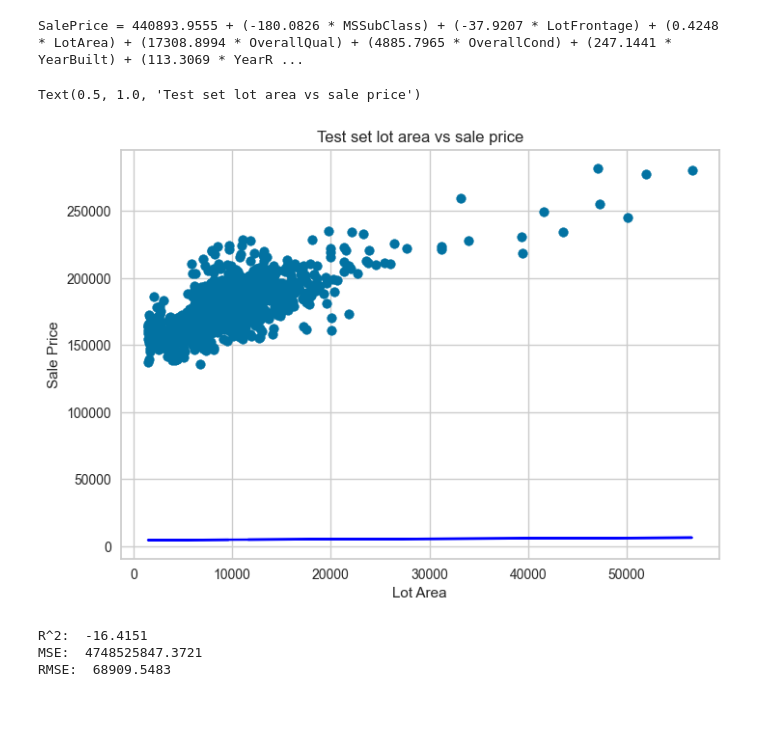
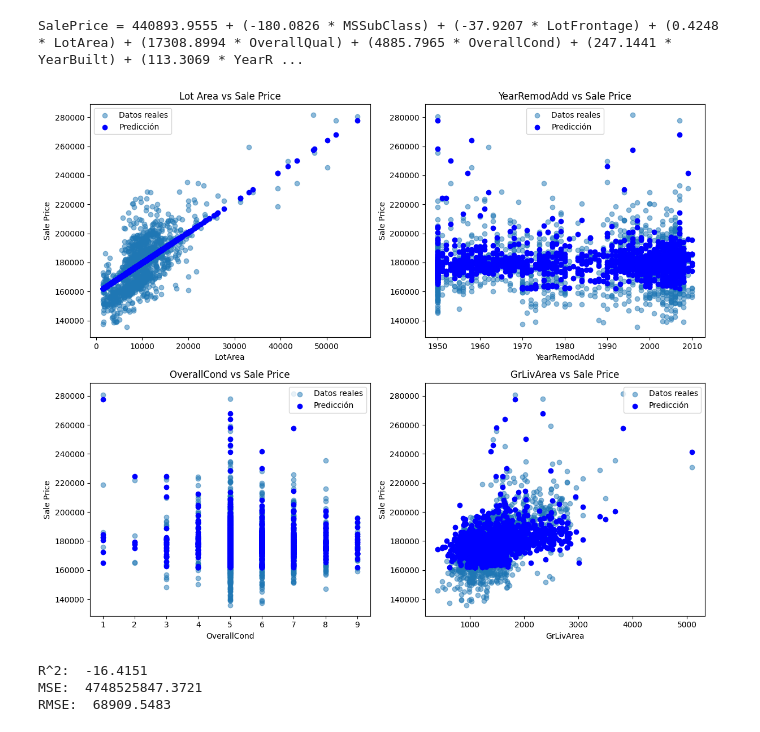
Before and after one commit to Fabiola-cc/InmoValor_SA, a Jupyter notebook: Regresion_lineal.ipynb, the cells around one changed output. Cells and saved outputs as stored; diff of their text form; code cells hidden in the pictures.

```diff
--- a/Regresion_lineal.ipynb
+++ b/Regresion_lineal.ipynb
@@ -207,15 +183,26 @@ for var, coef in zip(variables, coefs):
 print(equation)
 # %% [output]
 SalePrice = 440893.9555 + (-180.0826 * MSSubClass) + (-37.9207 * LotFrontage) + (0.4248 * LotArea) + (17308.8994 * OverallQual) + (4885.7965 * OverallCond) + (247.1441 * YearBuilt) + (113.3069 * YearR ...
-# %%
-fig = plt.figure()
-plt.scatter(area_t, price_t) # Valor teórico (test)
-plt.plot(area_t, price_pred, color="blue") # valor predicho
-plt.xlabel("Lot Area")
-plt.ylabel("Sale Price")
-plt.title("Test set lot area vs sale price")
-# %% [output]
-Text(0.5, 1.0, 'Test set lot area vs sale price')
-[figure, removed]
+# %%
+# Variables a graficar
+variables = ["LotArea", "YearRemodAdd", "OverallCond", "GrLivArea"]
+titles = ["Lot Area vs Sale Price", "YearRemodAdd vs Sale Price",
+          "OverallCond vs Sale Price", "GrLivArea vs Sale Price"]
+
+fig, axes = plt.subplots(2, 2, figsize=(12, 10))  # 2 filas, 2 columnas
+axes = axes.ravel()  # Convierte la matriz de ejes en una lista
+
+for i, var in enumerate(variables):
+    axes[i].scatter(X_test[var], price_t, label="Datos reales", alpha=0.5)
+    axes[i].scatter(X_test[var], price_pred, color="blue", label="Predicción")
+    axes[i].set_xlabel(var)
+    axes[i].set_ylabel("Sale Price")
+    axes[i].set_title(titles[i])
+    axes[i].legend()
+
+plt.tight_layout()  # Ajusta los gráficos para que no se superpongan
+plt.show()
+# %% [output]
+[figure, added]
 # %%
 # Regression metrics
```
Also changed, not shown: parts of 14 cells of this notebook.
